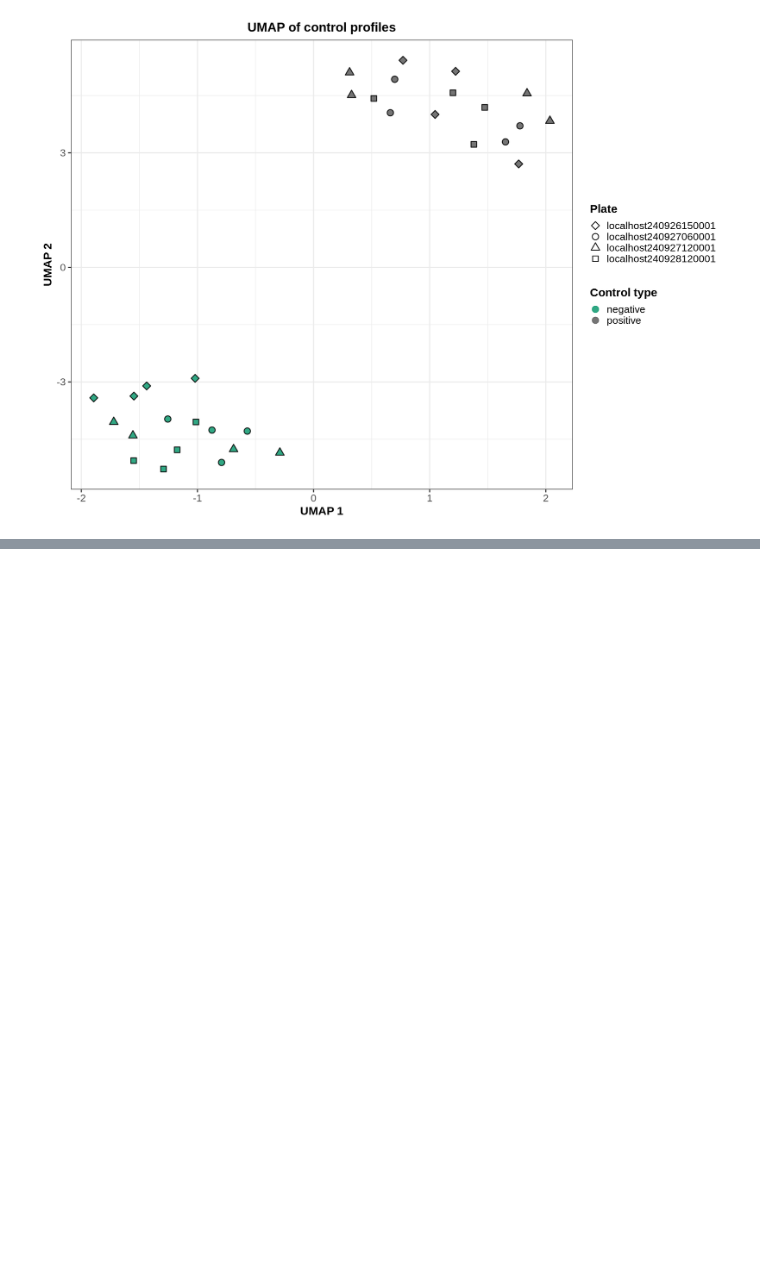
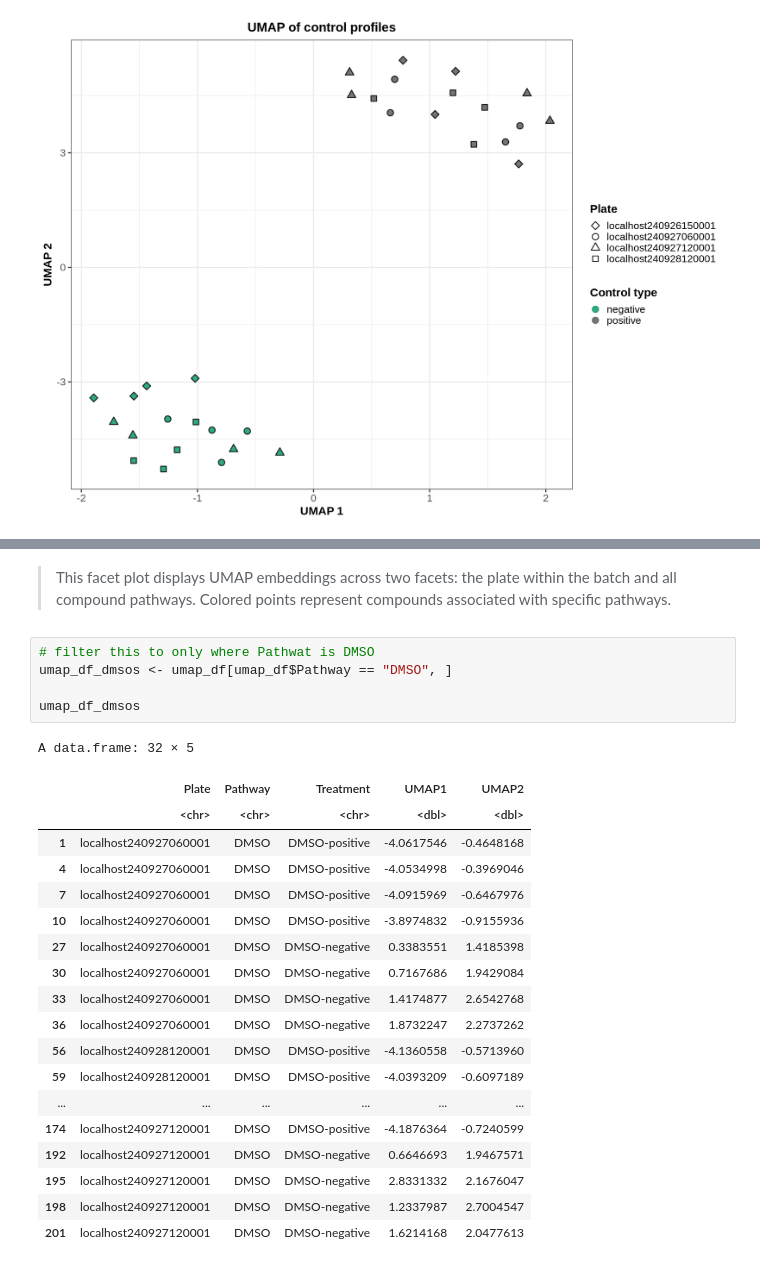
Before and after one commit to axiomcura/CFReT-screen-mAP-analysis, a Jupyter notebook: notebooks/exploratory-analysis/UMAP-aggregated-fs-profiles/umap-analysis.ipynb, the cells around one changed output, grey strips where cells are left out. Cells and saved outputs as stored; diff of their text form; blank space fills up the shorter version.

```diff
--- a/notebooks/exploratory-analysis/UMAP-aggregated-fs-profiles/umap-analysis.ipynb
+++ b/notebooks/exploratory-analysis/UMAP-aggregated-fs-profiles/umap-analysis.ipynb
@@ -201,0 +270,27 @@ print(paste("UMAP of pathway profiles saved at", path.figure))
+# %% [markdown]
+> This facet plot displays UMAP embeddings across two facets: the plate within the batch and all compound pathways. Colored points represent compounds associated with specific pathways.
+# %%
+# filter this to only where Pathwat is DMSO
+umap_df_dmsos <- umap_df[umap_df$Pathway == "DMSO", ]
+
+umap_df_dmsos
+# %% [output]
+A data.frame: 32 × 5
+|  | Plate | Pathway | Treatment | UMAP1 | UMAP2 |
+|  | <chr> | <chr> | <chr> | <dbl> | <dbl> |
+| 1 | localhost240927060001 | DMSO | DMSO-positive | -4.0617546 | -0.4648168 |
+| 4 | localhost240927060001 | DMSO | DMSO-positive | -4.0534998 | -0.3969046 |
+| 7 | localhost240927060001 | DMSO | DMSO-positive | -4.0915969 | -0.6467976 |
+| 10 | localhost240927060001 | DMSO | DMSO-positive | -3.8974832 | -0.9155936 |
+| 27 | localhost240927060001 | DMSO | DMSO-negative | 0.3383551 | 1.4185398 |
+| 30 | localhost240927060001 | DMSO | DMSO-negative | 0.7167686 | 1.9429084 |
+| 33 | localhost240927060001 | DMSO | DMSO-negative | 1.4174877 | 2.6542768 |
+| 36 | localhost240927060001 | DMSO | DMSO-negative | 1.8732247 | 2.2737262 |
+| 56 | localhost240928120001 | DMSO | DMSO-positive | -4.1360558 | -0.5713960 |
+| 59 | localhost240928120001 | DMSO | DMSO-positive | -4.0393209 | -0.6097189 |
+| ... | ... | ... | ... | ... | ... |
+| 174 | localhost240927120001 | DMSO | DMSO-positive | -4.1876364 | -0.7240599 |
+| 192 | localhost240927120001 | DMSO | DMSO-negative | 0.6646693 | 1.9467571 |
+| 195 | localhost240927120001 | DMSO | DMSO-negative | 2.8331332 | 2.1676047 |
+| 198 | localhost240927120001 | DMSO | DMSO-negative | 1.2337987 | 2.7004547 |
+| 201 | localhost240927120001 | DMSO | DMSO-negative | 1.6214168 | 2.0477613 |
```
Also changed, not shown: parts of 19 cells of this notebook, 5 other files.
